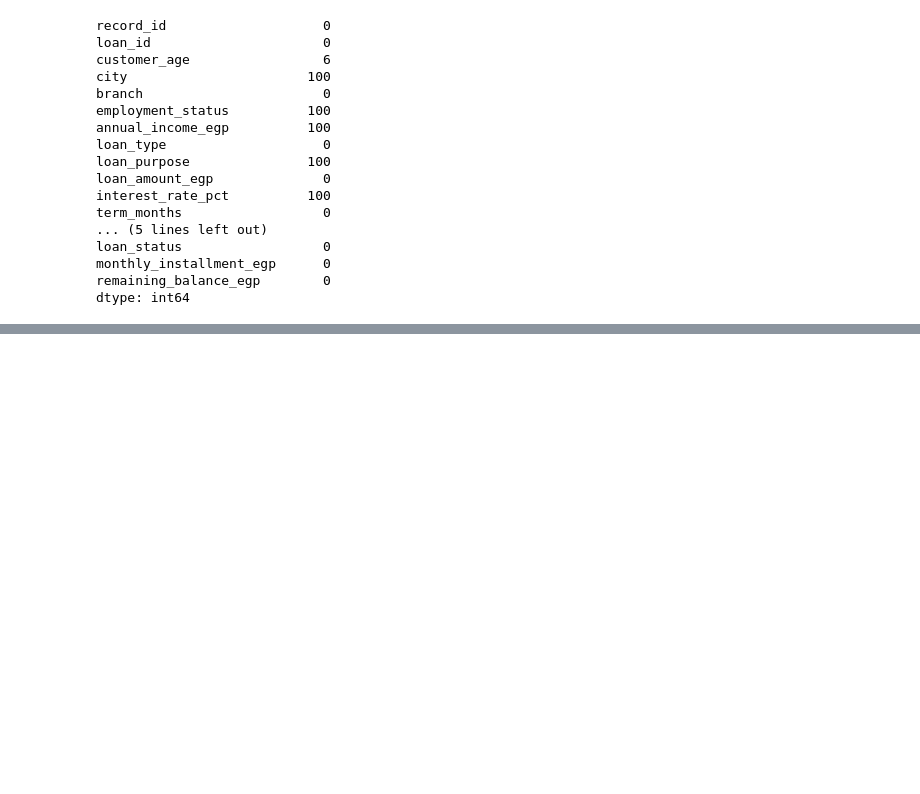
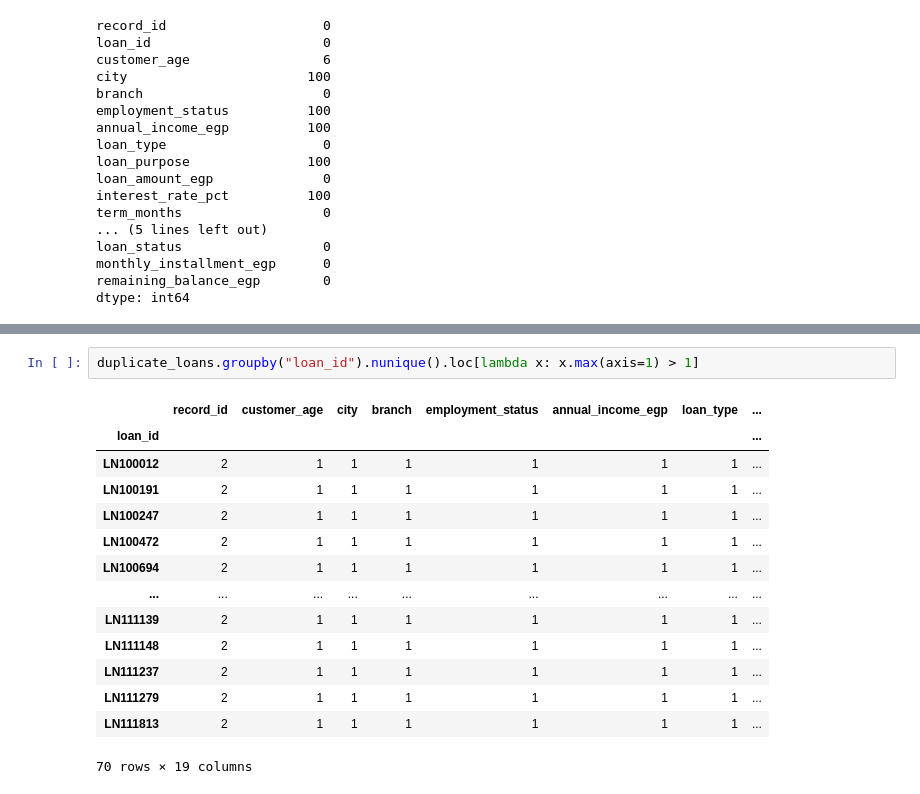
Before and after one commit to ATRA559/Banking-Loans-Data-Analysis, a Jupyter notebook: Banking_Loans_Project.ipynb, the cells around one changed output, grey strips where cells are left out. Drawn from its saved outputs; the diff is of its cells as text; blank space fills up the shorter version.

```diff
--- a/Banking_Loans_Project.ipynb
+++ b/Banking_Loans_Project.ipynb
@@ -106,0 +184,17 @@ dtype: int64
+# %%
+duplicate_loans.groupby("loan_id").nunique().loc[lambda x: x.max(axis=1) > 1]
+# %% [output]
+|  | record_id | customer_age | city | branch | employment_status | annual_income_egp | loan_type | ... |
+| loan_id |  |  |  |  |  |  |  | ... |
+| LN100012 | 2 | 1 | 1 | 1 | 1 | 1 | 1 | ... |
+| LN100191 | 2 | 1 | 1 | 1 | 1 | 1 | 1 | ... |
+| LN100247 | 2 | 1 | 1 | 1 | 1 | 1 | 1 | ... |
+| LN100472 | 2 | 1 | 1 | 1 | 1 | 1 | 1 | ... |
+| LN100694 | 2 | 1 | 1 | 1 | 1 | 1 | 1 | ... |
+| ... | ... | ... | ... | ... | ... | ... | ... | ... |
+| LN111139 | 2 | 1 | 1 | 1 | 1 | 1 | 1 | ... |
+| LN111148 | 2 | 1 | 1 | 1 | 1 | 1 | 1 | ... |
+| LN111237 | 2 | 1 | 1 | 1 | 1 | 1 | 1 | ... |
+| LN111279 | 2 | 1 | 1 | 1 | 1 | 1 | 1 | ... |
+| LN111813 | 2 | 1 | 1 | 1 | 1 | 1 | 1 | ... |
+70 rows × 19 columns
```
Also changed, not shown: parts of 30 cells of this notebook.
